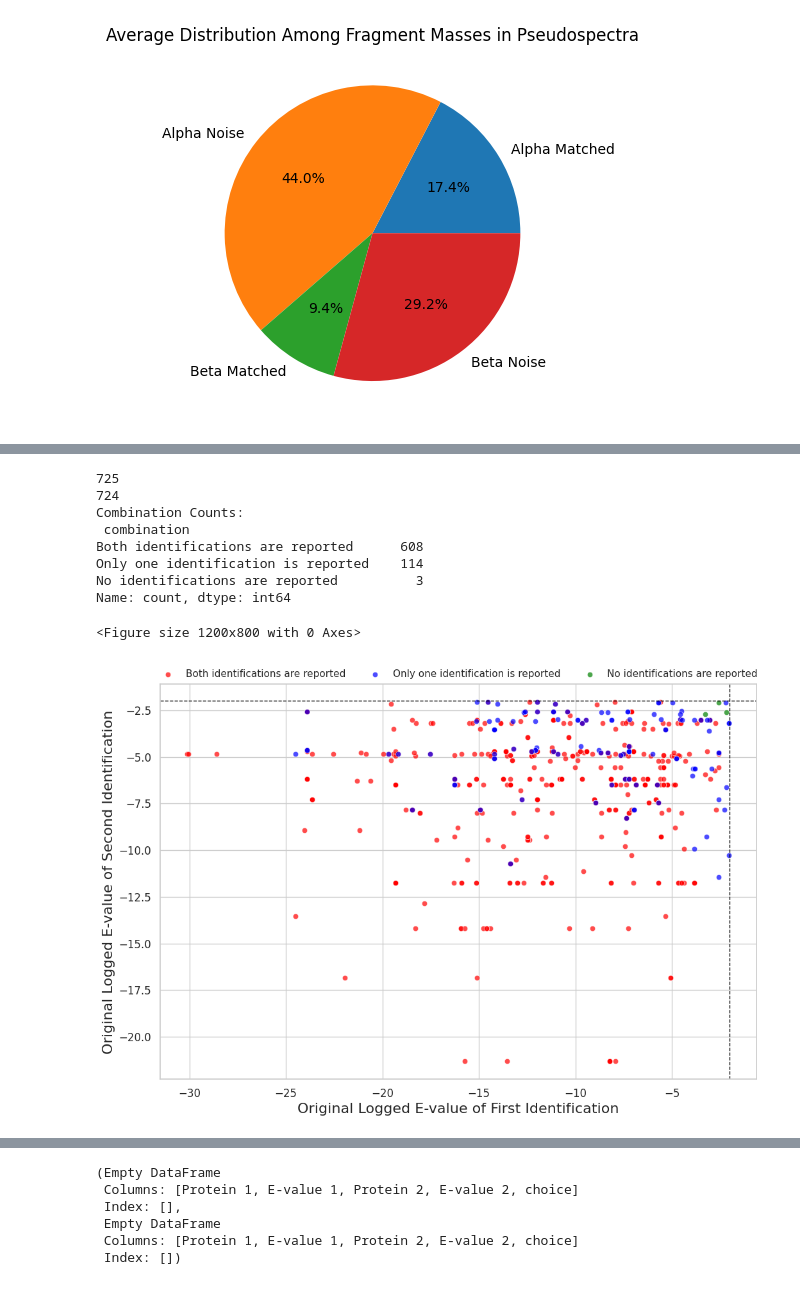
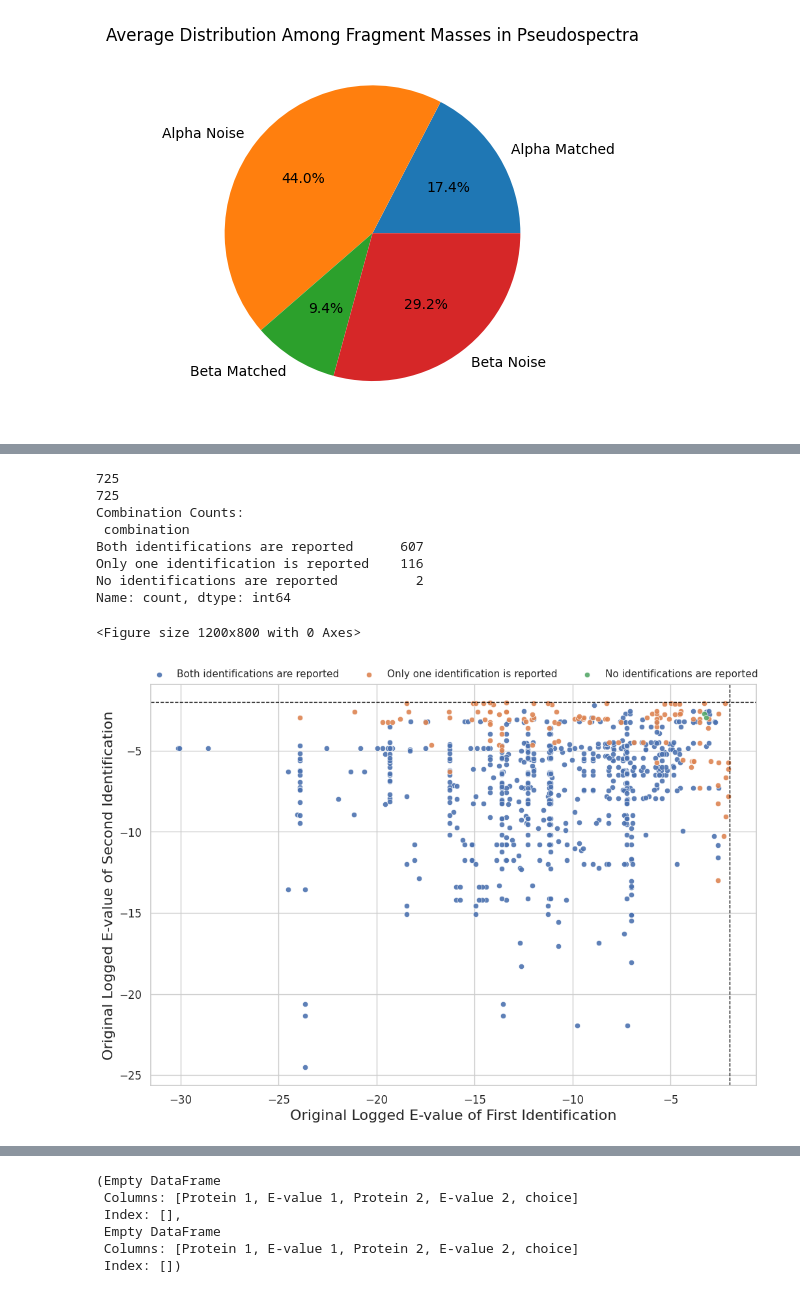
Before and after one commit to todanielwang/TopMPI, a Jupyter notebook: notebook.ipynb, the cells around one changed output, grey strips where cells are left out. Cells and saved outputs as stored; diff of their text form; code cells hidden in the pictures.

```diff
--- a/notebook.ipynb
+++ b/notebook.ipynb
@@ -1813,7 +1853,7 @@ for spec in spec_list:
 
 for index, row in result.iterrows():
     result.loc[index, "Scan_real"] = int(row["Scan(s)"]) % 100000
-    result.loc[index, "Scan(other)"] = int(spec_dict[str(row["Scan(s)"] % 100000)].header.title) % 100000
+    result.loc[index, "Scan(other)"] = int(spec_dict[str(row["Scan(s)"] % 10000000)].header.title) % 100000
 
 # display(verifier)
 
@@ -1866,6 +1906,8 @@ print(df_y.shape[0])
 scatter_data = pd.DataFrame({
     'x': df_x['Logged E-value'],
     'y': df_y['Logged E-value'],
+    'scan1': df_x["Scan_real"],
+    'scan2': df_y["Scan(other)"],
     'boolean_x': df_x['E-value'] < 0.01,
     'boolean_y': df_y['E-value'] < 0.01
 })
@@ -1878,11 +1920,7 @@ scatter_data['combination'] = scatter_data.apply(lambda row:
                                                  'Only one identification is reported' if row['boolean_x'] or row['boolean_y'] else
                                                  'No identifications are reported', axis=1)
 
-palette = {
-    'Both identifications are reported': 'red',
-    'Only one identification is reported': 'blue',
-    'No identifications are reported': 'green',
-}
+scatter_data.to_csv("data.tsv", sep="\t")
 
 sns.set(style='whitegrid')
 
@@ -1895,43 +1933,43 @@ print("Combination Counts:\n", scatter_data['combination'].value_counts())
 # Adding transparency for clarity
 plt.figure(figsize=(12, 8))
 sns.scatterplot(data=scatter_data[scatter_data['combination'] == 'Both identifications are reported'],
-                x='x', y='y', color=palette['Both identifications are reported'], label='Both identifications are reported', alpha=0.7)
+                x='x', y='y', label='Both identifications are reported', alpha=0.9)
 
 sns.scatterplot(data=scatter_data[scatter_data['combination'] == 'Only one identification is reported'],
-                x='x', y='y', color=palette['Only one identification is reported'], label='Only one identification is reported', alpha=0.7)
+                x='x', y='y', label='Only one identification is reported', alpha=0.9)
 
 sns.scatterplot(data=scatter_data[scatter_data['combination'] == 'No identifications are reported'],
-                x='x', y='y', color=palette['No identifications are reported'], label='No identifications are reported', alpha=0.7)
+                x='x', y='y', label='No identifications are reported', alpha=0.9)
 
 # Customize plot
 plt.xlabel('Original Logged E-value of First Identification', fontsize=16)
 plt.ylabel('Original Logged E-value of Second Identification', fontsize=16)
 
 plt.legend(title='', loc='upper center', bbox_to_anchor=(0.5, 1.06), ncol=3, frameon=False)
 
 plt.axvline(x=-2, color='black', linestyle='--', linewidth=1)
 plt.axhline(y=-2, color='black', linestyle='--', linewidth=1)
 
 plt.xticks(fontsize=12)
 plt.yticks(fontsize=12)
 
 # plt.suptitle('Reported Identifications under 0.01 E-value Cutoff', fontsize=20)
 
 plt.savefig("sensitivity.png", dpi=800, format="png")
-plt.savefig("sensitivity.svg", dpi=400, format="svg")
+plt.savefig("sensitivity.svg", dpi=800, format="svg")
 
 plt.show()
 # %% [output]
 725
-724
+725
 Combination Counts:
  combination
-Both identifications are reported      608
-Only one identification is reported    114
-No identifications are reported          3
+Both identifications are reported      607
+Only one identification is reported    116
+No identifications are reported          2
 Name: count, dtype: int64
 <Figure size 1200x800 with 0 Axes>
-[figure, old version]
+[figure, new version]
 # %%
 import pandas as pd
 
```
Also changed, not shown: parts of 28 cells of this notebook, 47 other files.
